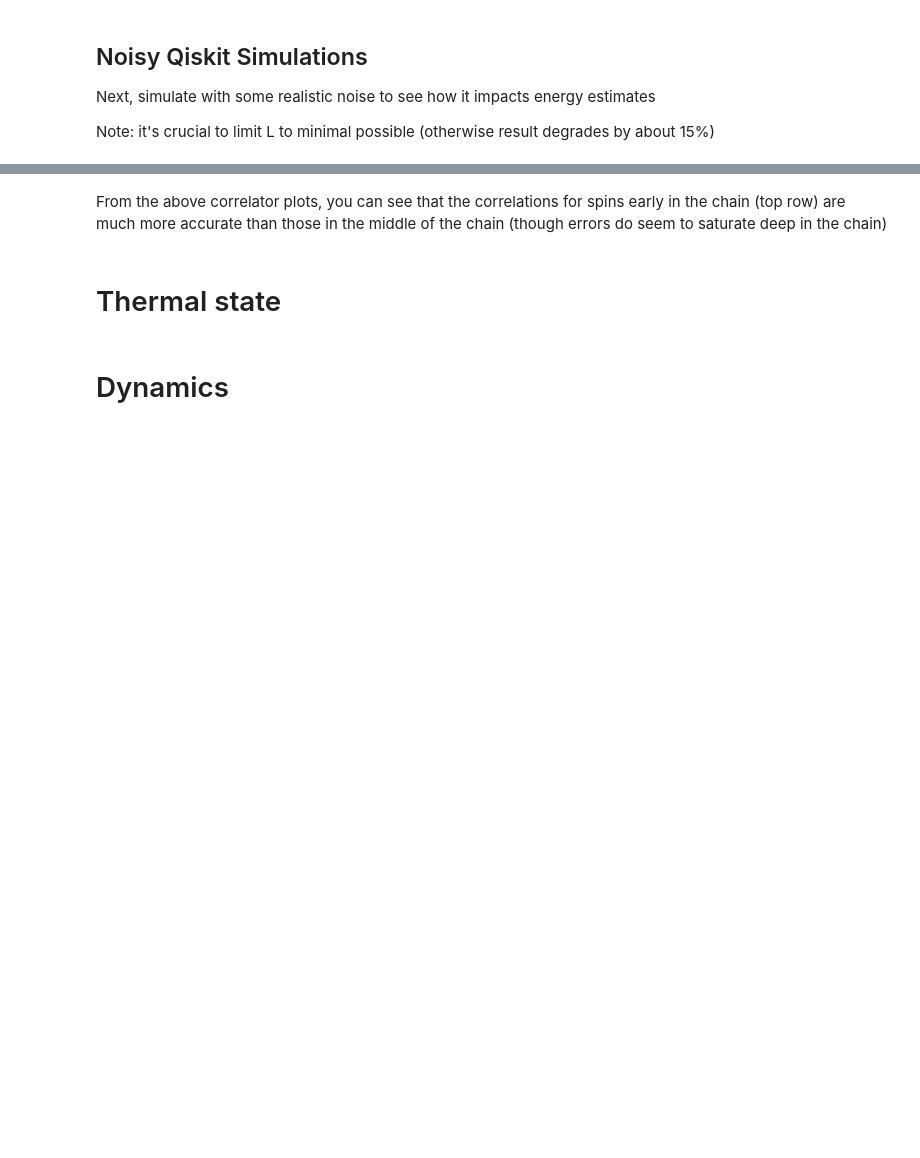
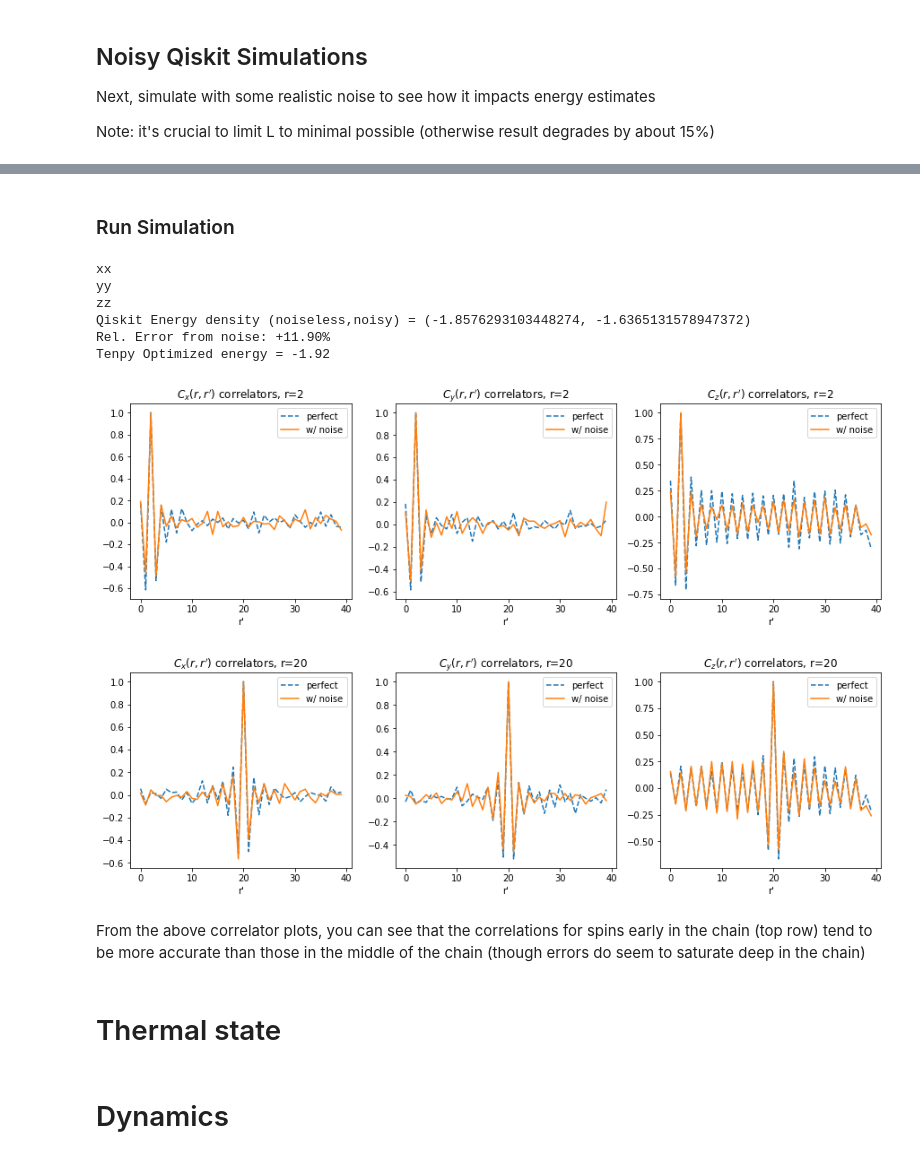
Before and after one commit to andrewcpotter/holopy, a Jupyter notebook: demos/holovqe_xxz_v2.ipynb, the cells around one changed output, grey strips where cells are left out. Drawn from its saved outputs; the diff is of its cells as text; code cells hidden in the pictures; blank space fills up the shorter version.

```diff
--- a/demos/holovqe_xxz_v2.ipynb
+++ b/demos/holovqe_xxz_v2.ipynb
@@ -615,7 +621,9 @@ noise_model.add_all_qubit_quantum_error(depol_2q, ['cx','cz','rxx'])
+# %% [markdown]
+### Run Simulation
 # %%
 ## QISKIT SIMULATION ##
 L=20 # length of chain to simulate
-burn_in = 2 # number of sites to "burn in" MPS channel before measuring
+burn_in = 1 # number of sites to "burn in" MPS channel before measuring
 shots = 400 # number of shots for each measurement
 
 # list of Pauli strings to measure
@@ -644,7 +652,7 @@ for m in measurement_strings:
                       boundary_circuit=bond_prep_pcirc,
                      L=L,
                      bases=m)
-    circ_curr = psi_curr.construct_circuit(opt_params)
+    circ_curr = psi_curr.construct_circuit(opt_params_with_bdry)
     jobs_noise += [{'name':'xxz_xxzstar_hz{}'.format(hz)+'_basis_'+m[0],
               'isoMPS':psi_curr,
               'vqe_data':vqe_data,
@@ -698,36 +706,45 @@ print('Tenpy Optimized energy = {:+.2f}'.format(E_gs_tp))
 
 ## Plot Correlations
 basis_names = ['x','y','z']
 plt.figure(figsize=(15,4))
 r = burn_in+1#l_uc*L//2
 for j,b in enumerate(['x','y','z']):
     plt.subplot(1,3,j+1)
     plt.plot(Cs[b][r,:],'--')
     plt.plot(Cs_noise[b][r,:])
     plt.legend(['perfect','w/ noise'])
     plt.title('$C_'+b+'(r,r\')$ correlators, r={}'.format(r))
     plt.xlabel('r\'')
 
 #plt.legend(['x','y','z'])
 plt.show()
 
 ## Plot Correlations
 basis_names = ['x','y','z']
 plt.figure(figsize=(15,4))
 r = l_uc*L//2
 for j,b in enumerate(['x','y','z']):
     plt.subplot(1,3,j+1)
     plt.plot(Cs[b][r,:],'--')
     plt.plot(Cs_noise[b][r,:])
     plt.legend(['perfect','w/ noise'])
     plt.title('$C_'+b+'(r,r\')$ correlators, r={}'.format(r))
     plt.xlabel('r\'')
 
 #plt.legend(['x','y','z'])
 plt.show()
+# %% [output]
+xx
+yy
+zz
+Qiskit Energy density (noiseless,noisy) = (-1.8576293103448274, -1.6365131578947372)
+Rel. Error from noise: +11.90%
+Tenpy Optimized energy = -1.92
+[figure, added]
+[figure, added]
 # %% [markdown]
-From the above correlator plots, you can see that the correlations for spins early in the chain (top row) are much more accurate than those in the middle of the chain (though errors do seem to saturate deep in the chain)
+From the above correlator plots, you can see that the correlations for spins early in the chain (top row) tend to be more accurate than those in the middle of the chain (though errors do seem to saturate deep in the chain)
-# %% [markdown]
-# Thermal state
+# %% [markdown]
+# Thermal state
 # %% [markdown]
 # Dynamics
```
Also changed, not shown: parts of 25 cells of this notebook, 5 other files.
